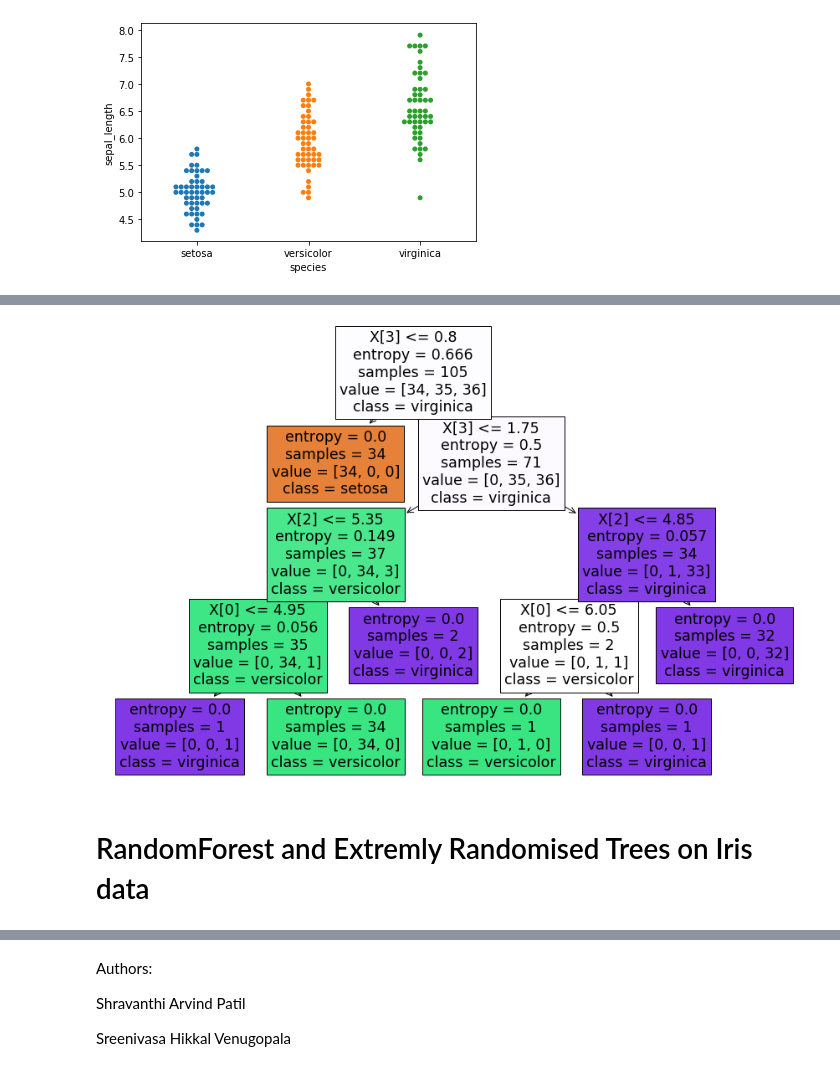
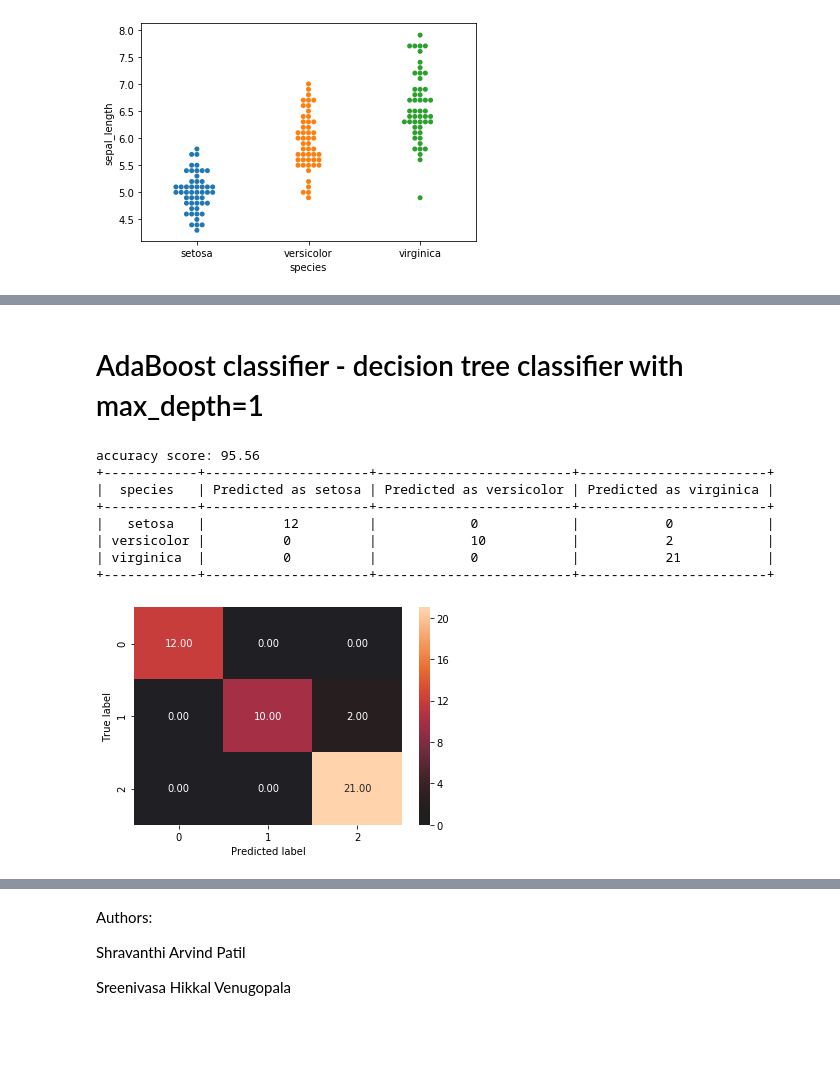
Before and after one commit to ShravanthiPatil/Machine-learning, a Jupyter notebook: ML_Homework07.ipynb, the cells around one changed output, grey strips where cells are left out. Drawn from its saved outputs; the diff is of its cells as text; code cells hidden in the pictures; blank space fills up the shorter version.

Commit message:
Adaboost on Iris dataset
Adaboost on Iris dataset

```diff
--- a/ML_Homework07.ipynb
+++ b/ML_Homework07.ipynb
@@ -114,8 +112,35 @@ accuracy score: 91.11
-# %%
-plt.figure(figsize=(15,10))
-plot_tree(modeldt, filled=True, class_names=['setosa', 'versicolor', 'virginica'])
-plt.show()
-# %% [output]
-[figure, removed]
-# %% [markdown]
-# RandomForest and Extremly Randomised Trees on Iris data
+# %% [markdown]
+# AdaBoost classifier - decision tree classifier with max_depth=1
+# %%
+abc_default = AdaBoostClassifier(n_estimators=50,learning_rate=1)
+
+# Train Adaboost Classifer
+model = abc_default.fit(X_train, y_train)
+
+#Predict the response for test dataset
+
+y_pred = model.predict(X_test)
+print("accuracy score: %.2f"%(accuracy_score(y_test, y_pred)*100))
+
+#cm.print_stats()
+matrix = confusion_matrix(y_test, y_pred)
+x = PrettyTable()
+x.field_names = ['species','Predicted as setosa', 'Predicted as versicolor', 'Predicted as virginica']
+x.add_row(['setosa',matrix[0][0],matrix[0][1],matrix[0][2]])
+x.add_row(['versicolor',matrix[1][0],matrix[1][1],matrix[1][2]])
+x.add_row(['virginica',matrix[2][0],matrix[2][1],matrix[2][2]])
+print(x)
+sns.heatmap(matrix,annot=True, center=True,fmt="0.2f")#, linewidths=1,square=True)#, cmap='Blues_r')
+plt.ylabel('True label')
+plt.xlabel('Predicted label')
+plt.show()
+# %% [output]
+accuracy score: 95.56
++------------+---------------------+-------------------------+------------------------+
+|  species   | Predicted as setosa | Predicted as versicolor | Predicted as virginica |
++------------+---------------------+-------------------------+------------------------+
+|   setosa   |          12         |            0            |           0            |
+| versicolor |          0          |            10           |           2            |
+| virginica  |          0          |            0            |           21           |
++------------+---------------------+-------------------------+------------------------+
+[figure, added]
```
Also changed, not shown: parts of 20 cells of this notebook.
